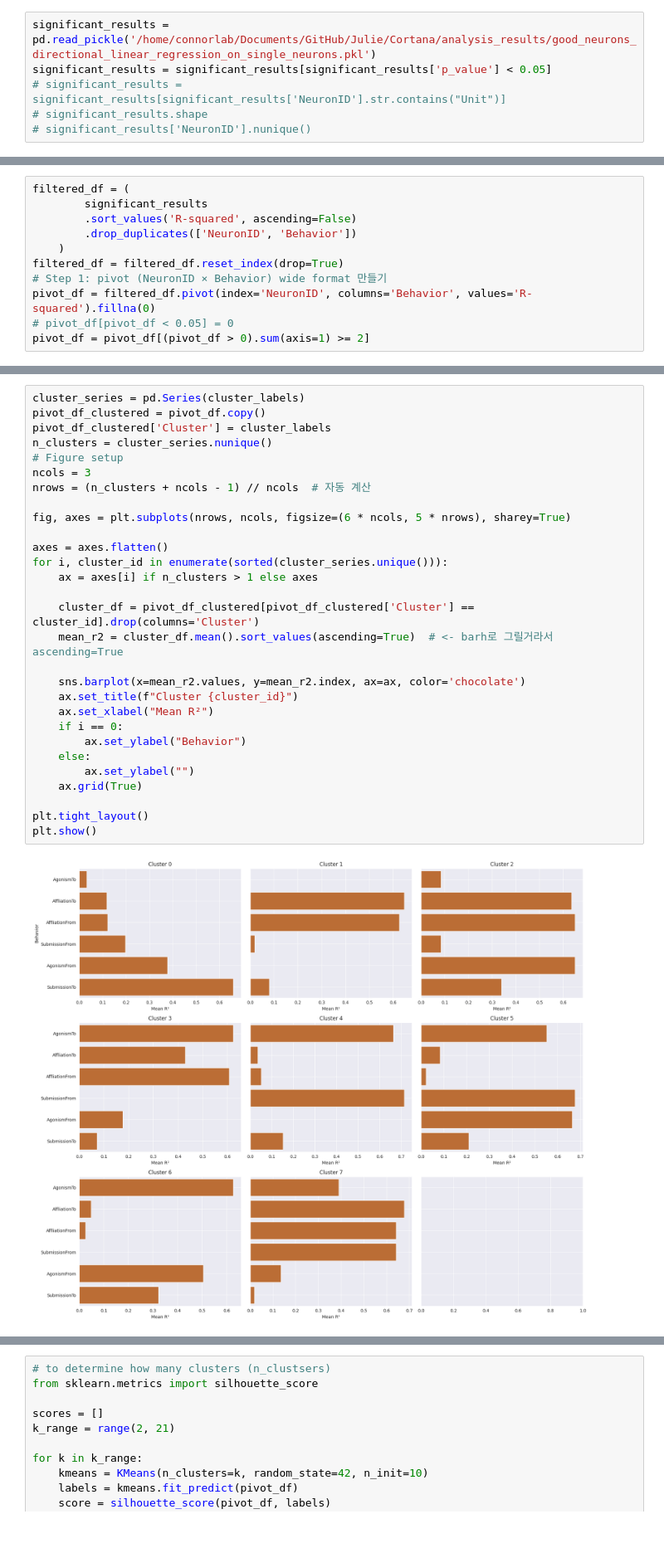
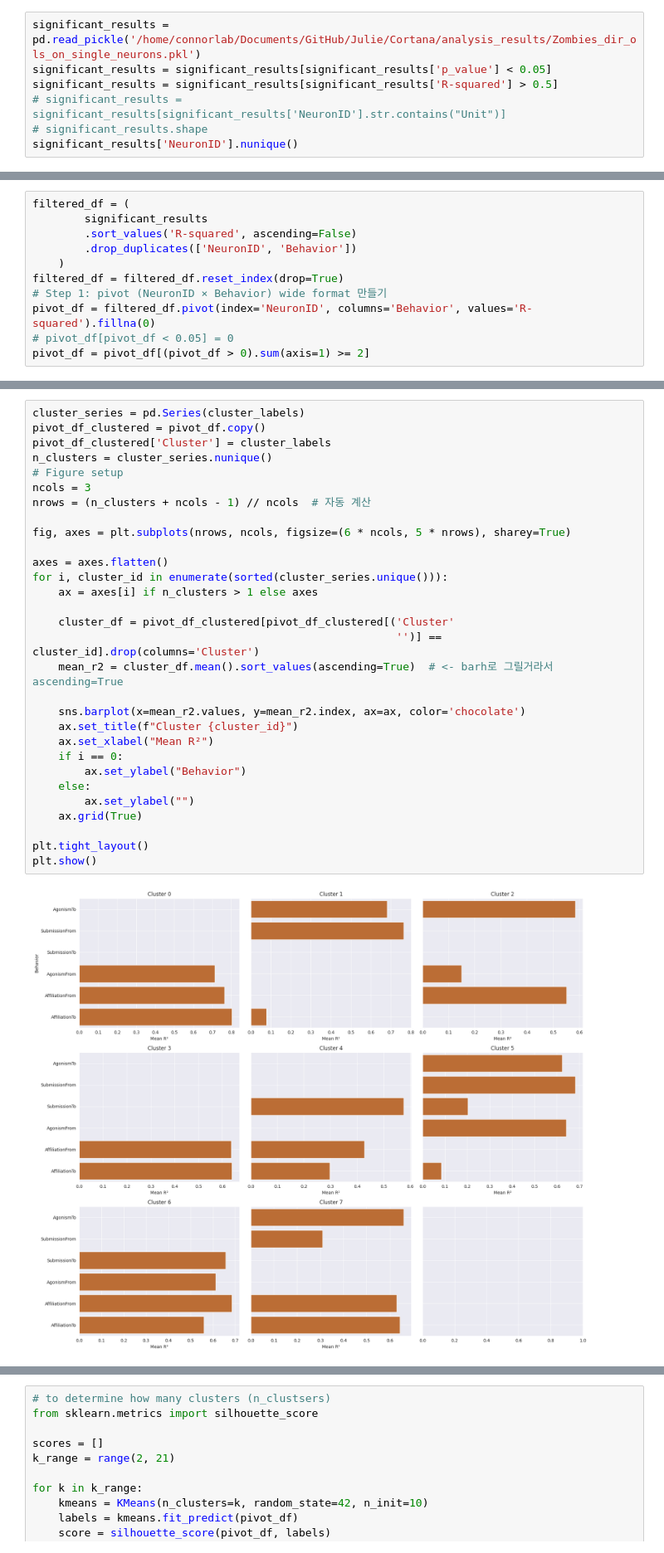
Before and after one commit to EdConnorLab/Julie, a Jupyter notebook: notebooks/zombies_post_directional_lin_reg_analysis/behavior_centered.ipynb, the cells around one changed output, grey strips where cells are left out. Shown at 83% size. Saved outputs shown, nothing was run; the diff lists cells and outputs as text.

Commit message:
notebook stuff -- trying different analysis

```diff
--- a/notebooks/zombies_post_directional_lin_reg_analysis/behavior_centered.ipynb
+++ b/notebooks/zombies_post_directional_lin_reg_analysis/behavior_centered.ipynb
@@ -19,7 +20,8 @@ from sklearn.preprocessing import StandardScaler
 To enable the following instructions: SSE4.1 SSE4.2 AVX AVX2 FMA, in other operations, rebuild TensorFlow with the appropriate compiler flags.
 # %%
-significant_results = pd.read_pickle('/home/connorlab/Documents/GitHub/Julie/Cortana/analysis_results/good_neurons_directional_linear_regression_on_single_neurons.pkl')
+significant_results = pd.read_pickle('/home/connorlab/Documents/GitHub/Julie/Cortana/analysis_results/Zombies_dir_ols_on_single_neurons.pkl')
 significant_results = significant_results[significant_results['p_value'] < 0.05]
+significant_results = significant_results[significant_results['R-squared'] > 0.5]
 # significant_results = significant_results[significant_results['NeuronID'].str.contains("Unit")]
 # significant_results.shape
-# significant_results['NeuronID'].nunique()
+significant_results['NeuronID'].nunique()
@@ -61,31 +81,32 @@ plt.show()
 # %%
 cluster_series = pd.Series(cluster_labels)
 pivot_df_clustered = pivot_df.copy()
 pivot_df_clustered['Cluster'] = cluster_labels
 n_clusters = cluster_series.nunique()
 # Figure setup
 ncols = 3
 nrows = (n_clusters + ncols - 1) // ncols  # 자동 계산
 
 fig, axes = plt.subplots(nrows, ncols, figsize=(6 * ncols, 5 * nrows), sharey=True)
 
 axes = axes.flatten()
 for i, cluster_id in enumerate(sorted(cluster_series.unique())):
     ax = axes[i] if n_clusters > 1 else axes
 
-    cluster_df = pivot_df_clustered[pivot_df_clustered['Cluster'] == cluster_id].drop(columns='Cluster')
+    cluster_df = pivot_df_clustered[pivot_df_clustered[('Cluster'
+                                                        '')] == cluster_id].drop(columns='Cluster')
     mean_r2 = cluster_df.mean().sort_values(ascending=True)  # <- barh로 그릴거라서 ascending=True
 
     sns.barplot(x=mean_r2.values, y=mean_r2.index, ax=ax, color='chocolate')
     ax.set_title(f"Cluster {cluster_id}")
     ax.set_xlabel("Mean R²")
     if i == 0:
         ax.set_ylabel("Behavior")
     else:
         ax.set_ylabel("")
     ax.grid(True)
 
 plt.tight_layout()
 plt.show()
 # %% [output]
-[figure, old version]
+[figure, new version]
```
Also changed, not shown: parts of 10 cells of this notebook, 2 other files.
